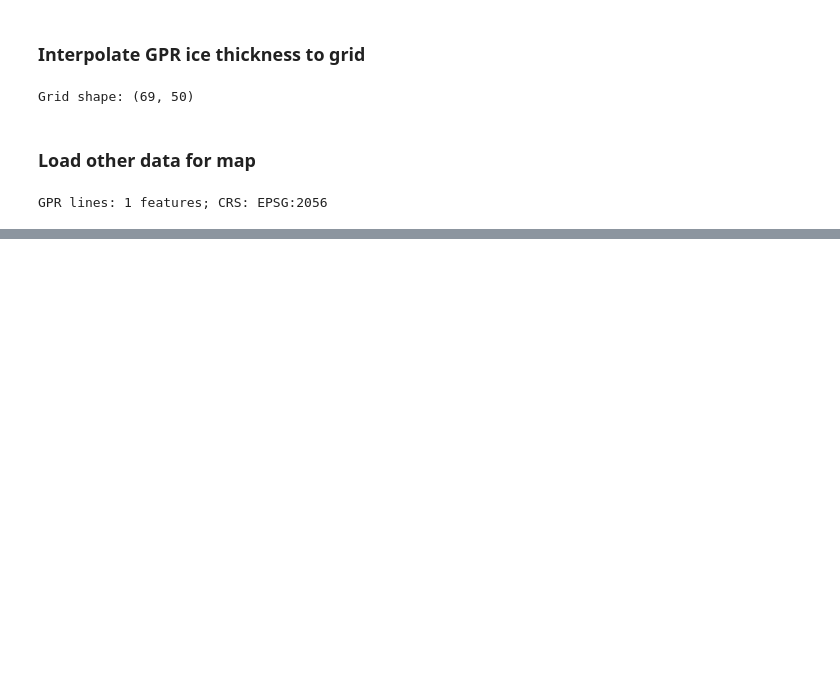
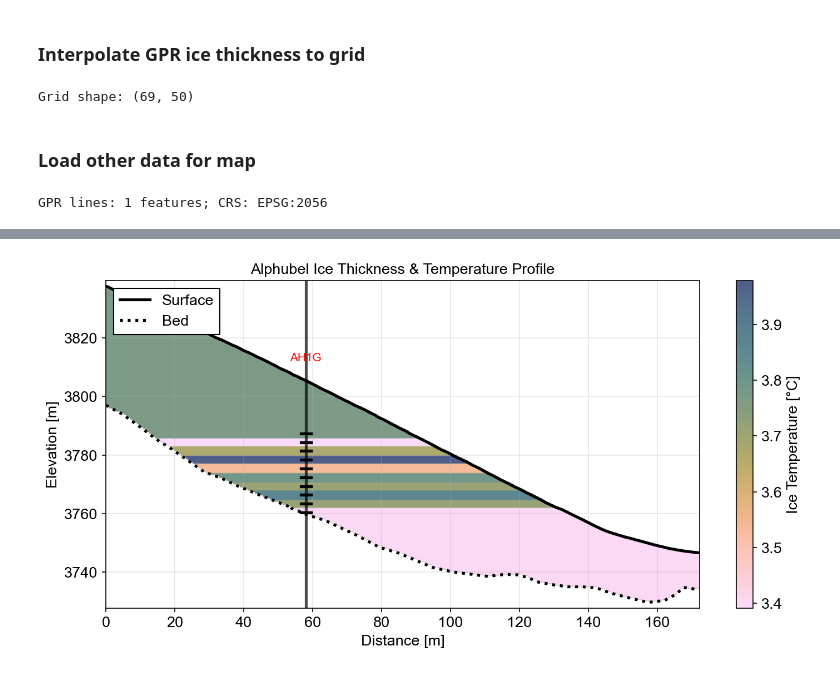
Before and after one commit to sdrocer/polythermal_swiss_glaciers, a Jupyter notebook: processing/analyze_gpr_data.ipynb, the cells around one changed output, grey strips where cells are left out. Saved outputs shown, nothing was run; the diff lists cells and outputs as text; code cells hidden in the pictures; blank space fills up the shorter version.

```diff
--- a/processing/analyze_gpr_data.ipynb
+++ b/processing/analyze_gpr_data.ipynb
@@ -159,0 +248,13 @@ with rasterio.open(out_ortho) as src:
+# %%
+# Step 1. get coordinates for each borehole
+bh_csv = root_dir + "/../../icetemperature_data/thermistor_settings/thermistor_coordinates.csv"
+keep_bh = ["AH1G", "AH2G", "AH3G", "AH4TT", "AH5TT", "AH6TT"]
+borehole_coordinates, bh_missing = gpr.load_borehole_positions(bh_csv, keep_names=keep_bh)
+
+# Step 2. get temperature data for each borehole and thermistor
+AH1G_data = AH1G.get_chain_data_with_offsets(snapshot_day='20250728', offsets=corrected_offsets.loc["A551FE"])
+# AH2G.get_chain_data_with_offsets(snapshot_day='20250728', offsets=corrected_offsets)
+# AH3G.get_chain_data_with_offsets(snapshot_day='20250728', offsets=corrected_offsets)
+
+# step 3. get depths for each thermistor in the borehole
+AH1G_depths = read_thermistor_depths(depth_AH1G)
@@ -159,0 +271,8 @@ with rasterio.open(out_ortho) as src:
+# %%
+# Prepare temperature series for 2025-07-28
+ah1g_20250728 = AH1G_data[AH1G_data['TIME'].dt.date == pd.to_datetime('2025-07-28').date()]
+ah1g_temp_series = ah1g_20250728.mean(numeric_only=True)
+
+# Prepare dicts for the function
+temp_data_dict = {'AH1G': ah1g_temp_series}
+depth_dict = {'AH1G': AH1G_depths}
@@ -159,0 +294,11 @@ with rasterio.open(out_ortho) as src:
+# %%
+fig, ax = gprp.plot_thickness_icetemp_heatmap(
+    profile_df=prof,
+    borehole_coords_df=borehole_coordinates,
+    temp_data_dict=temp_data_dict,
+    depth_dict=depth_dict,
+    title="Alphubel Ice Thickness & Temperature Profile",
+    flip='false'  # or True/False
+)
+# %% [output]
+[figure, added]
```
Also changed, not shown: parts of 14 cells of this notebook, 1 other file.
